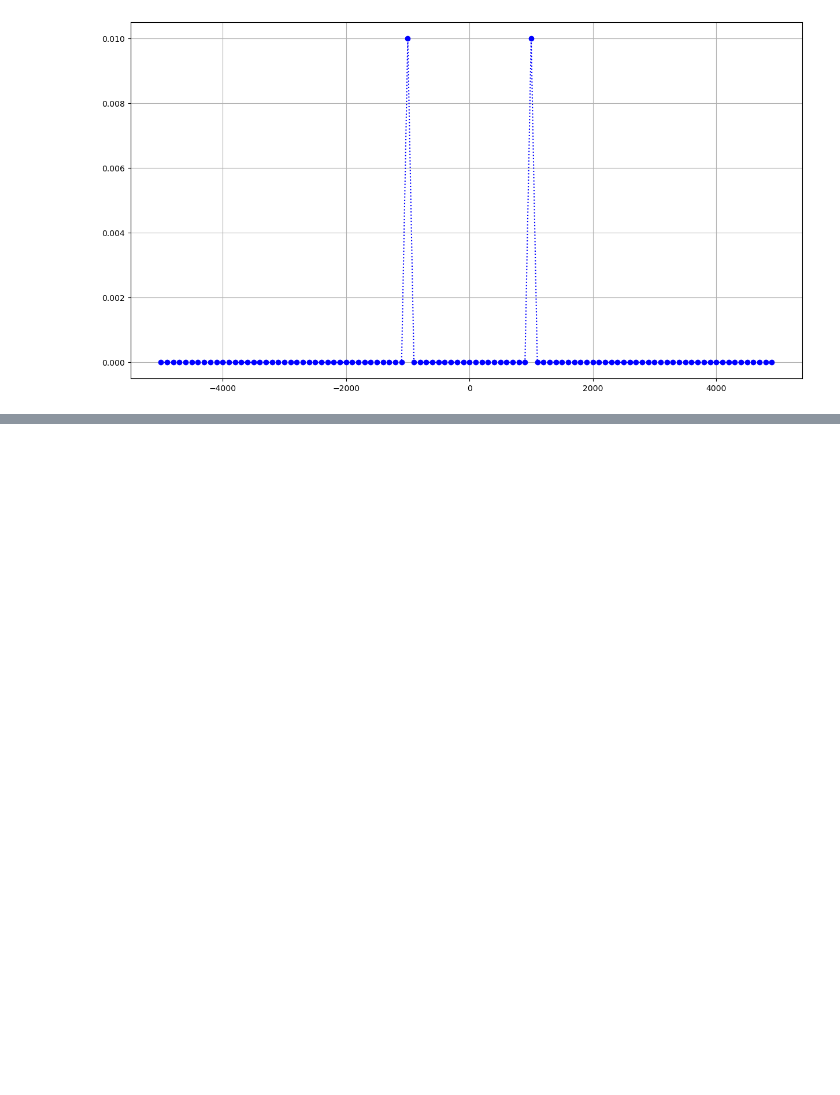
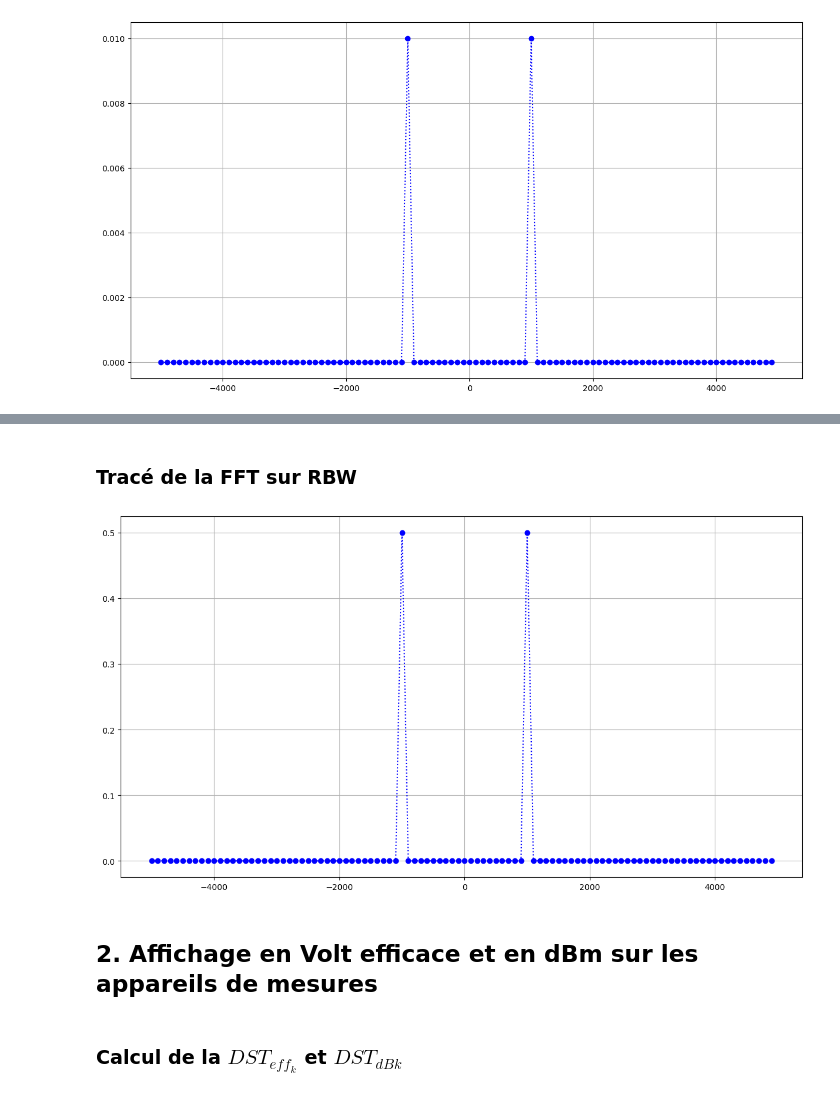
Before and after one commit to NergYR/RT2R05_TP1, a Jupyter notebook: TP1.ipynb, the cells around one changed output, grey strips where cells are left out. Drawn from its saved outputs; the diff is of its cells as text; code cells hidden in the pictures; blank space fills up the shorter version.

```diff
--- a/TP1.ipynb
+++ b/TP1.ipynb
@@ -44,0 +65,26 @@ new_fft_signal = 1/N*np.fft.fftshift(np.fft.fft(signal))
+# %%
+# Fréquence d'échantillonnage :
+fe = 1/te
+# Nombre de points sur la durée du signal
+N = (tfft*fe)
+# plage de fréquence du signal
+f = np.arange(-fe/2, fe/2, fe/N)
+# RBW
+RBW = 1/tfft
+# %% [markdown]
+### Tracé de la FFT sur RBW
+# %%
+# Signal de la FFT sur RBW
+Y_pratique = 1/RBW*np.fft.fftshift(np.fft.fft(y))
+# Module de la FFT sur RBW
+Y_abs = np.abs(Y_pratique)
+# %%
+fig, ax = plt.subplots(1, 1, figsize=(15, 8))
+ax.plot(frequence, Y_abs, 'b:o')
+ax.grid()
+# %% [output]
+[figure, added]
+# %% [markdown]
+## 2. Affichage en Volt efficace et en dBm sur les appareils de mesures
+# %% [markdown]
+### Calcul de la $DST_{eff_{k}}$ et $DST_{dB{k}}$
```
Also changed, not shown: parts of 12 cells of this notebook.
